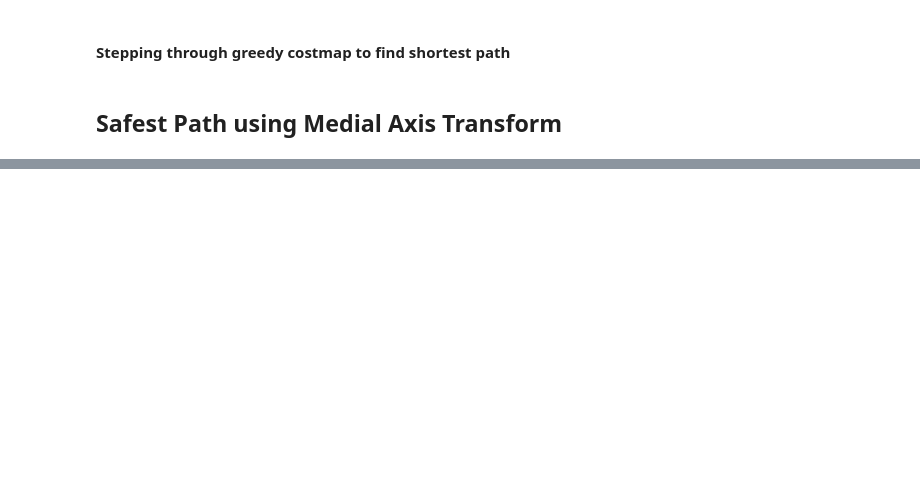
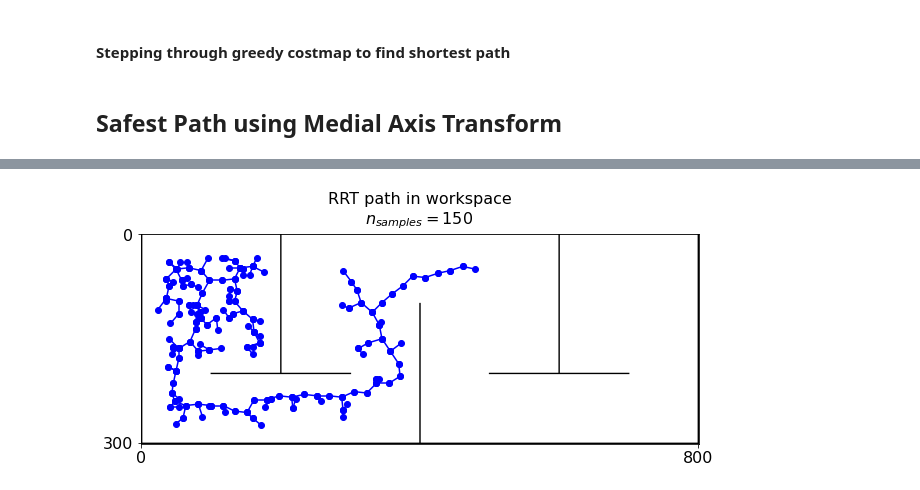
Before and after one commit to aefrank/ucsd_cse276c, a Jupyter notebook: code/hw4_problem3.ipynb, the cells around one changed output, grey strips where cells are left out. Cells and saved outputs as stored; diff of their text form; code cells hidden in the pictures; blank space fills up the shorter version.

```diff
--- a/code/hw4_problem3.ipynb
+++ b/code/hw4_problem3.ipynb
@@ -443,0 +571,15 @@ plt.imshow(SM)
+# %%
+# Backtrack to find correct path
+
+path = [G['nodes'][-1]] # start at goal
+while not np.all(start_inds==path[-1]):
+    child = path[-1]
+    parent = G['parents'][child]
+    path.append(parent)
+
+
+# # Now we have the indices of the path, backwards
+# path_inds.reverse() # now goes from start_pt to (near) goal_pt
+# path = []
+# for ind in path_inds:
+#     path.append(G['nodes'][ind])
@@ -443,0 +590,18 @@ plt.imshow(SM)
+# %%
+WS = env.grid.astype('float')
+# %%
+fig,ax = plt.subplots(1,figsize=(10,5))
+plt.imshow(WS,cmap=gray)
+
+for i in np.arange(1,len(G['nodes'])):
+    child = G['nodes'][i]
+    parent = G['parents'][child]
+    plt.plot([child[1],parent[1]],[child[0],parent[0]],'b-o',markerfacecolor='b')
+
+ax.set_title('RRT path in workspace\n' r'$n_{{samples}}={}$'.format(ITER_LIMIT_J), pad=10, fontsize=16)
+ax.set_xticks(ticks=xticks)
+ax.set_xticklabels(labels=xlabels, fontsize=16)
+ax.set_yticks(ticks=yticks)
+ax.set_yticklabels(labels=ylabels, fontsize=16);
+# %% [output]
+[figure, added]
```
Also changed, not shown: parts of 22 cells of this notebook, 6 other files.
